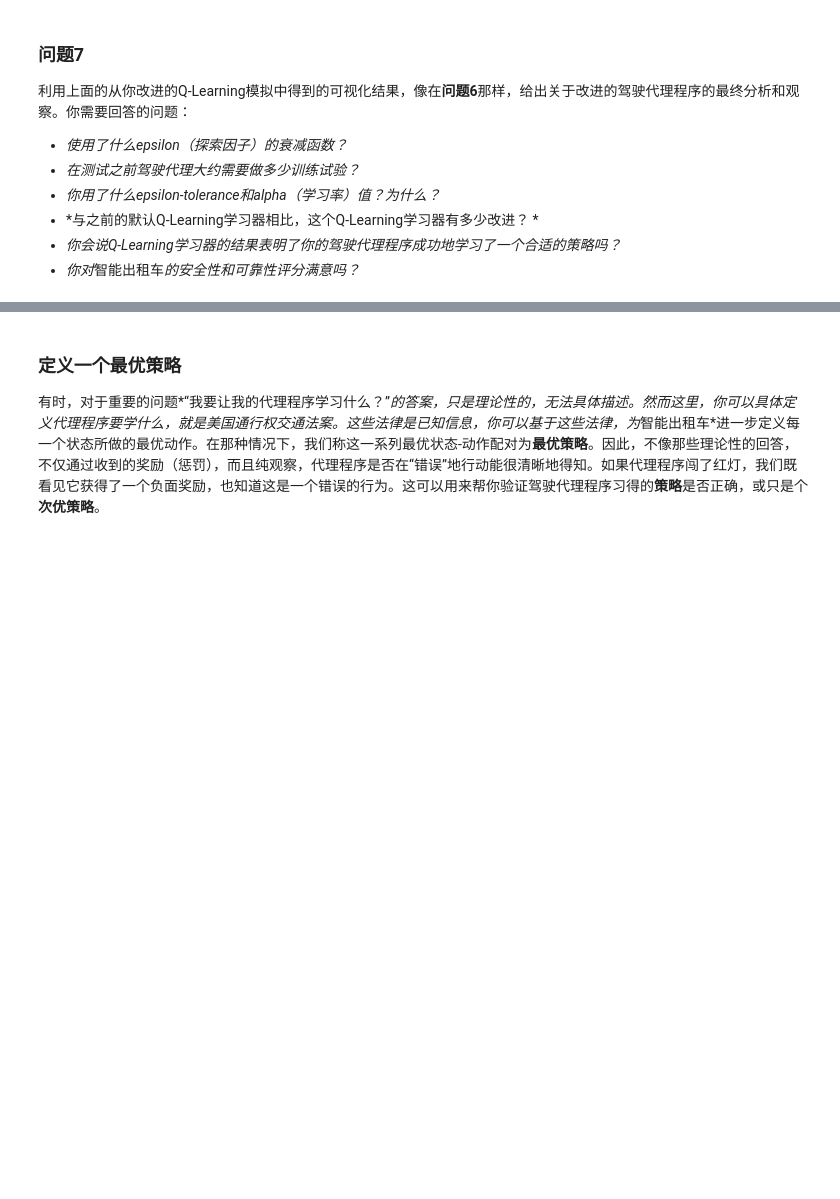
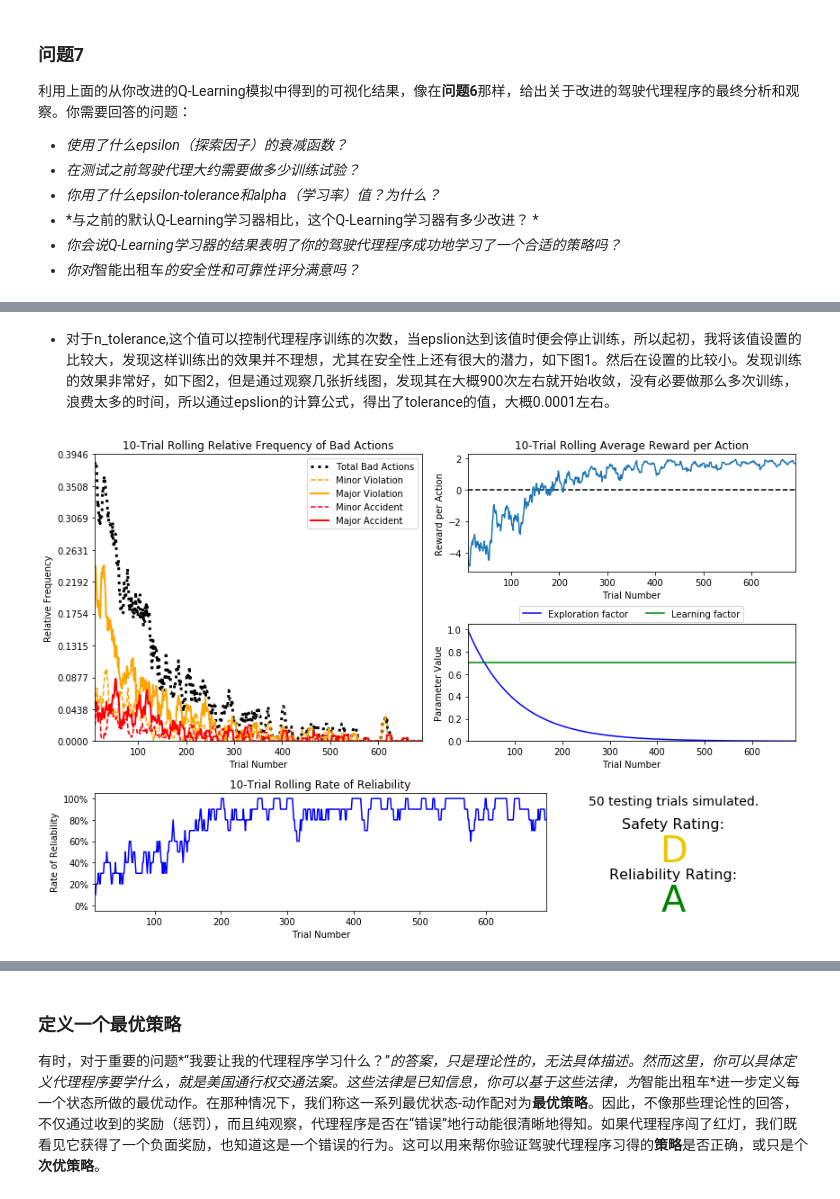
Before and after one commit to Carlosnight/SmartCab, a Jupyter notebook: smartcab.ipynb, the cells around one changed output, grey strips where cells are left out. Saved outputs shown, nothing was run; the diff lists cells and outputs as text; code cells hidden in the pictures; blank space fills up the shorter version.

```diff
--- a/smartcab.ipynb
+++ b/smartcab.ipynb
@@ -259,0 +270,7 @@ vs.plot_trials('sim_improved-learning.csv')
+# %% [markdown]
+- 对于n_tolerance,这个值可以控制代理程序训练的次数，当epslion达到该值时便会停止训练，所以起初，我将该值设置的比较大，发现这样训练出的效果并不理想，尤其在安全性上还有很大的潜力，如下图1。然后在设置的比较小。发现训练的效果非常好，如下图2，但是通过观察几张折线图，发现其在大概900次左右就开始收敛，没有必要做那么多次训练，浪费太多的时间，所以通过epslion的计算公式，得出了tolerance的值，大概0.0001左右。
+# %%
+# Load the 'sim_highertolerance-learning' file from the improved Q-Learning simulation
+vs.plot_trials('sim_highertolerance-learning.csv')
+# %% [output]
+[figure, added]
```
Also changed, not shown: parts of 16 cells of this notebook, 16 other files.
